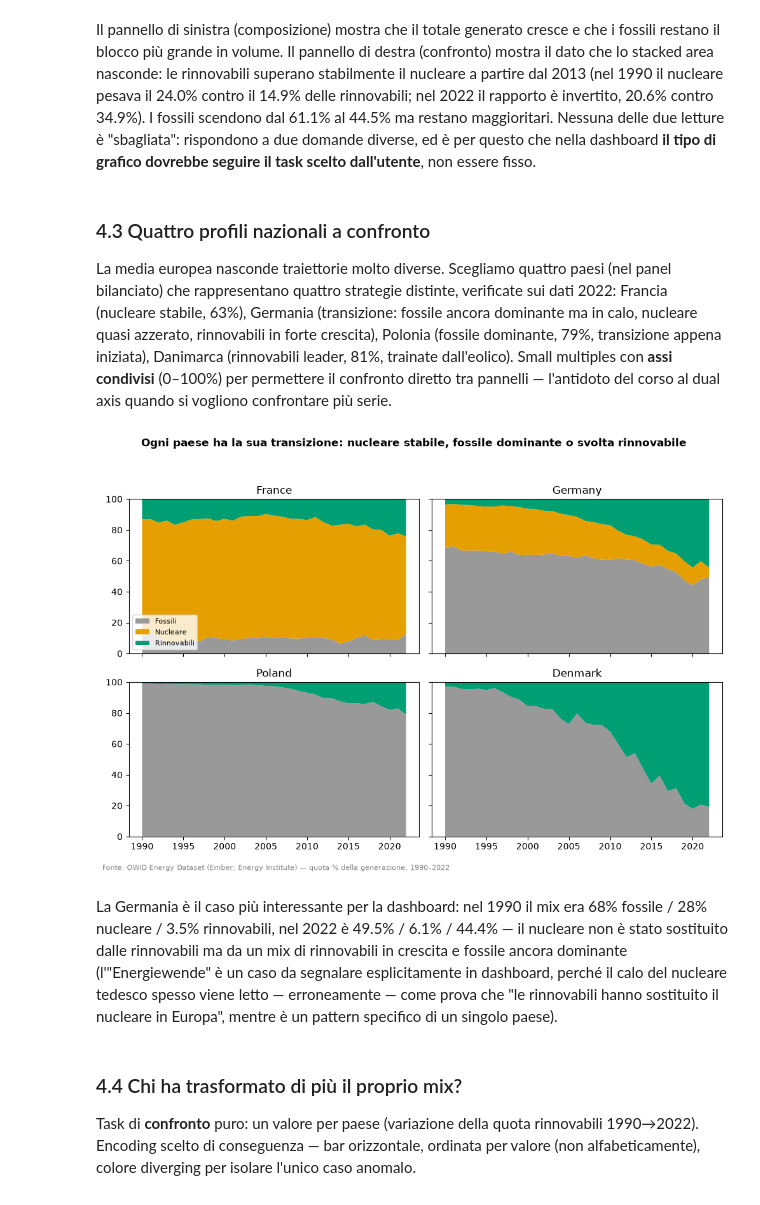
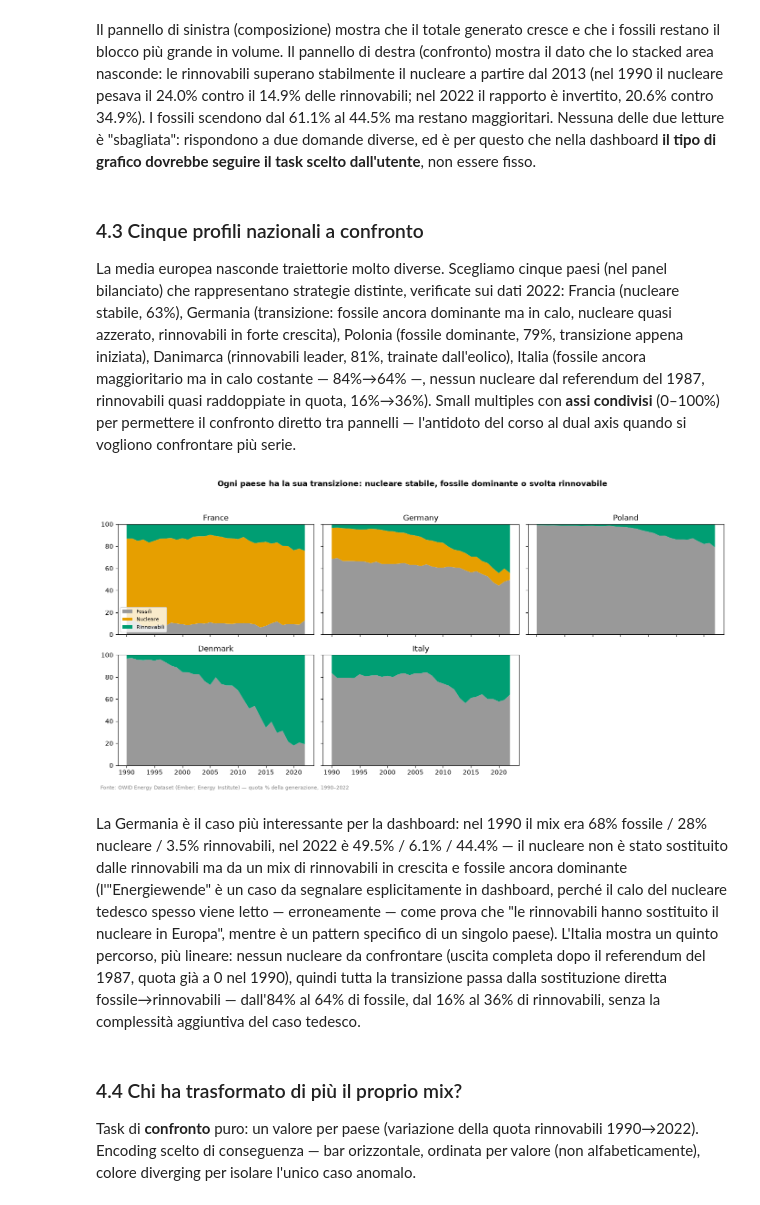
Before and after one commit to marco-pedretti/Progetto-Data-Visualization-e-Dashboard-Design, a Jupyter notebook: eda_energia_europa.ipynb, the cells around one changed output. Saved outputs shown, nothing was run; the diff lists cells and outputs as text; code cells hidden in the pictures.

```diff
--- a/eda_energia_europa.ipynb
+++ b/eda_energia_europa.ipynb
@@ -503,42 +503,47 @@ pesava il 24.0% contro il 14.9% delle rinnovabili; nel 2022 il rapporto è inver
 "sbagliata": rispondono a due domande diverse, ed è per questo che nella dashboard **il tipo di
 grafico dovrebbe seguire il task scelto dall'utente**, non essere fisso.
 # %% [markdown]
-### 4.3 Quattro profili nazionali a confronto
+### 4.3 Cinque profili nazionali a confronto
 
-La media europea nasconde traiettorie molto diverse. Scegliamo quattro paesi (nel panel bilanciato)
-che rappresentano quattro strategie distinte, verificate sui dati 2022: Francia (nucleare stabile,
-63%), Germania (transizione: fossile ancora dominante ma in calo, nucleare quasi azzerato,
-rinnovabili in forte crescita), Polonia (fossile dominante, 79%, transizione appena iniziata),
-Danimarca (rinnovabili leader, 81%, trainate dall'eolico). Small multiples con **assi condivisi**
-(0–100%) per permettere il confronto diretto tra pannelli — l'antidoto del corso al dual axis quando
-si vogliono confrontare più serie.
+La media europea nasconde traiettorie molto diverse. Scegliamo cinque paesi (nel panel bilanciato)
+che rappresentano strategie distinte, verificate sui dati 2022: Francia (nucleare stabile, 63%),
+Germania (transizione: fossile ancora dominante ma in calo, nucleare quasi azzerato, rinnovabili in
+forte crescita), Polonia (fossile dominante, 79%, transizione appena iniziata), Danimarca (rinnovabili
+leader, 81%, trainate dall'eolico), Italia (fossile ancora maggioritario ma in calo costante — 84%→64%
+—, nessun nucleare dal referendum del 1987, rinnovabili quasi raddoppiate in quota, 16%→36%). Small
+multiples con **assi condivisi** (0–100%) per permettere il confronto diretto tra pannelli —
+l'antidoto del corso al dual axis quando si vogliono confrontare più serie.
 # %%
-countries_profile = ["France", "Germany", "Poland", "Denmark"]
+countries_profile = ["France", "Germany", "Poland", "Denmark", "Italy"]
 
-fig, axes = plt.subplots(2, 2, figsize=(10, 7), sharex=True, sharey=True)
+fig, axes = plt.subplots(2, 3, figsize=(14, 7), sharex=True, sharey=True)
 for ax, country in zip(axes.flat, countries_profile):
     d = bal_all[bal_all["country"] == country].sort_values("year")
     ax.stackplot(
         d["year"], d["fossil_share_elec"], d["nuclear_share_elec"], d["renewables_share_elec"],
         colors=[PALETTE["fossile"], PALETTE["nucleare"], PALETTE["rinnovabili"]],
         labels=["Fossili", "Nucleare", "Rinnovabili"],
     )
     ax.set_title(country)
     ax.set_ylim(0, 100)
+axes.flat[-1].axis("off")  # sesto riquadro inutilizzato (5 paesi su una griglia 2x3)
 axes[0, 0].legend(loc="lower left", fontsize=8)
 fig.suptitle("Ogni paese ha la sua transizione: nucleare stabile, fossile dominante o svolta rinnovabile", fontweight="bold")
 fig.text(0.01, 0.01, f"{SOURCE_NOTE} — quota % della generazione, 1990–2022", fontsize=8, color="gray")
 plt.tight_layout(rect=[0, 0.03, 1, 0.94])
 plt.show()
 # %% [output]
-[figure, old version]
+[figure, new version]
 # %% [markdown]
 La Germania è il caso più interessante per la dashboard: nel 1990 il mix era 68% fossile / 28%
 nucleare / 3.5% rinnovabili, nel 2022 è 49.5% / 6.1% / 44.4% — il nucleare non è stato sostituito dalle
 rinnovabili ma da un mix di rinnovabili in crescita e fossile ancora dominante (l'"Energiewende" è
 un caso da segnalare esplicitamente in dashboard, perché il calo del nucleare tedesco spesso viene
 letto — erroneamente — come prova che "le rinnovabili hanno sostituito il nucleare in Europa", mentre
-è un pattern specifico di un singolo paese).
+è un pattern specifico di un singolo paese). L'Italia mostra un quinto percorso, più lineare: nessun
+nucleare da confrontare (uscita completa dopo il referendum del 1987, quota già a 0 nel 1990), quindi
+tutta la transizione passa dalla sostituzione diretta fossile→rinnovabili — dall'84% al 64% di fossile,
+dal 16% al 36% di rinnovabili, senza la complessità aggiuntiva del caso tedesco.
 # %% [markdown]
 ### 4.4 Chi ha trasformato di più il proprio mix?
 
```
Also changed, not shown: parts of 12 cells of this notebook.
